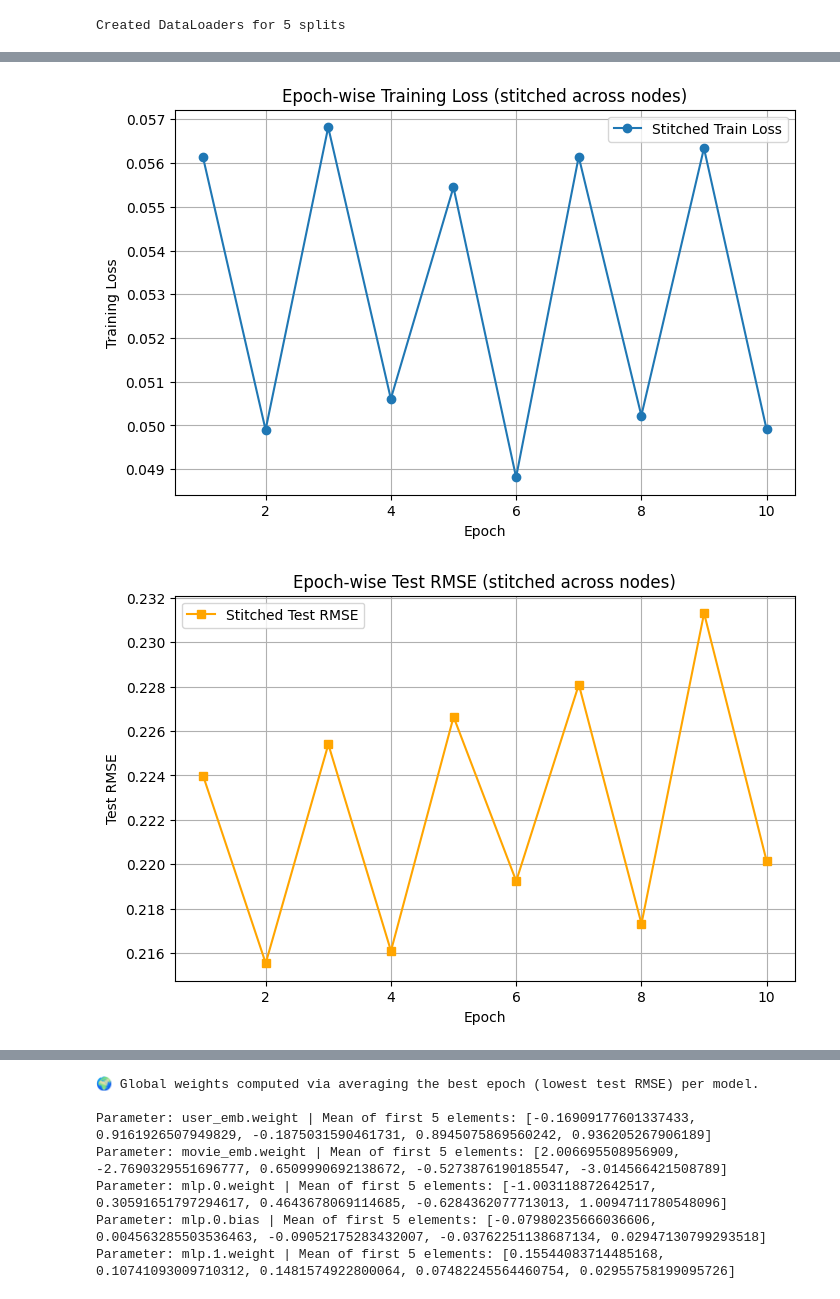
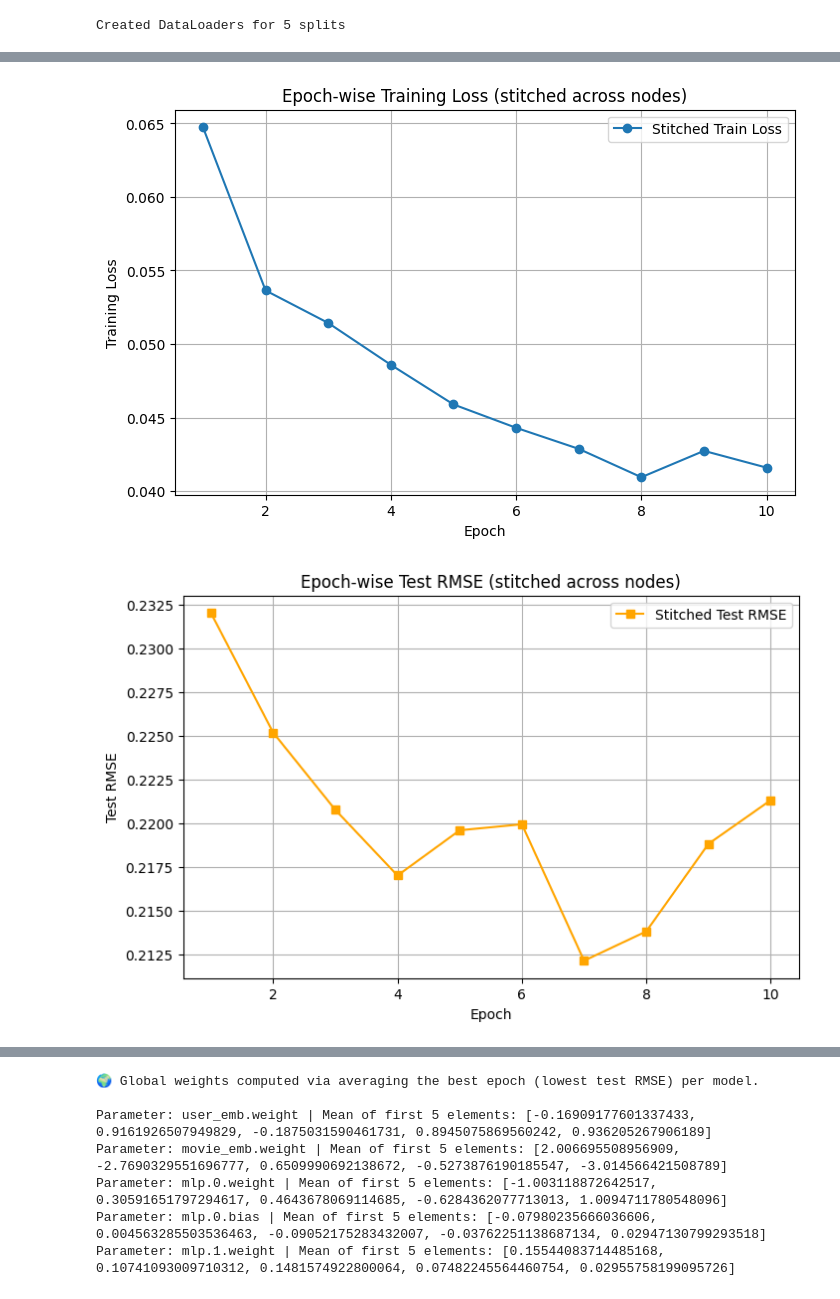
Before and after one commit to Gouthamx/Distributed_Gradient_Descent_for_Sparse_Data, a Jupyter notebook: Approach_1.ipynb, the cells around one changed output, grey strips where cells are left out. Drawn from its saved outputs; the diff is of its cells as text; code cells hidden in the pictures.

```diff
--- a/Approach_1.ipynb
+++ b/Approach_1.ipynb
@@ -262,17 +203,16 @@ import torch.nn.functional as F
 class CollabFiltering(nn.Module):
     def __init__(self, n_users, n_movies, emb_dim, hidden, dropout):
         super().__init__()
-        self.user_emb = nn.Embedding(n_users, emb_dim)   #n_users * emb_dim = 50 * 16 = 800
-        self.movie_emb = nn.Embedding(n_movies, emb_dim)  #n_movies * emb_dim = 3524 * 16 = 56,384
+        self.user_emb = nn.Embedding(n_users, emb_dim)   #n_users * emb_dim = 1000 * 16 = 16000
+        self.movie_emb = nn.Embedding(n_movies, emb_dim)  #n_movies * emb_dim = 11459 * 16 = 183,344
         self.dropout_emb = 0.4
 
         self.mlp = nn.Sequential(
-            nn.Linear(emb_dim * 2, hidden), # user+movie embeddings concatenated 16*2*32 + 32 = 1056
-            nn.BatchNorm1d(hidden),
+            nn.Linear(emb_dim * 2, hidden), # user+movie embeddings concatenated 32 * 16 + 16 = 528
             nn.ReLU(),
             nn.Dropout(dropout),
-            nn.Linear(hidden, 1),  #32*1 + 1 = 33
-            nn.Sigmoid()  # predict rating
+            nn.Linear(hidden, 1),  # 16 + 1 = 17
+            nn.ReLU()
         )
 
     def forward(self,user,movie):
@@ -452,40 +392,44 @@ Node 5 | Epoch 10/10 | Train Loss: 0.0340, Train RMSE: 0.1844 | Test Loss: 0.046
 # %%
 # ---------- Aggregation (Stitch node curves sequentially) ----------
 stitched_train_curve = []
 stitched_test_rmse_curve = []
 
 num_nodes = len(all_candidates_stage1)
-epochs_per_node = epochs_stage1 // num_nodes  # Epochs per node
-
+epochs_per_node = epochs_stage1 // num_nodes  # epochs assigned per node
 
 for node_idx, node in enumerate(all_candidates_stage1):
+    # figure out which slice of this node corresponds to its global epoch slot
     start = node_idx * epochs_per_node
     end = start + epochs_per_node
 
-    stitched_train_curve.extend(node["train_losses"][:epochs_per_node])
-    stitched_test_rmse_curve.extend(node["test_rmses"][:epochs_per_node])
+    stitched_train_curve.extend(node["train_losses"][start:end])
+    stitched_test_rmse_curve.extend(node["test_rmses"][start:end])
 
+# Global x-axis: 1..epochs_stage1
+x_epochs = list(range(1, epochs_stage1 + 1))
 
+# ---------- Plot Training Loss ----------
 plt.figure(figsize=(8,5))
-plt.plot(range(1, len(stitched_train_curve)+1), stitched_train_curve, marker="o", label="Stitched Train Loss")
+plt.plot(x_epochs, stitched_train_curve, marker="o", label="Stitched Train Loss")
 plt.xlabel("Epoch")
 plt.ylabel("Training Loss")
 plt.title("Epoch-wise Training Loss (stitched across nodes)")
 plt.legend()
 plt.grid(True)
 plt.show()
 
+# ---------- Plot Test RMSE ----------
 plt.figure(figsize=(8,5))
-plt.plot(range(1, len(stitched_test_rmse_curve)+1), stitched_test_rmse_curve, marker="s", color="orange", label="Stitched Test RMSE")
+plt.plot(x_epochs, stitched_test_rmse_curve, marker="s", color="orange", label="Stitched Test RMSE")
 plt.xlabel("Epoch")
 plt.ylabel("Test RMSE")
 plt.title("Epoch-wise Test RMSE (stitched across nodes)")
 plt.legend()
 plt.grid(True)
 plt.show()
 # %% [output]
-[figure, old version]
+[figure, new version]
-[figure, old version]
+[figure, new version]
 # %%
 import utils
 
```
Also changed, not shown: parts of 11 cells of this notebook, 3 other files.
